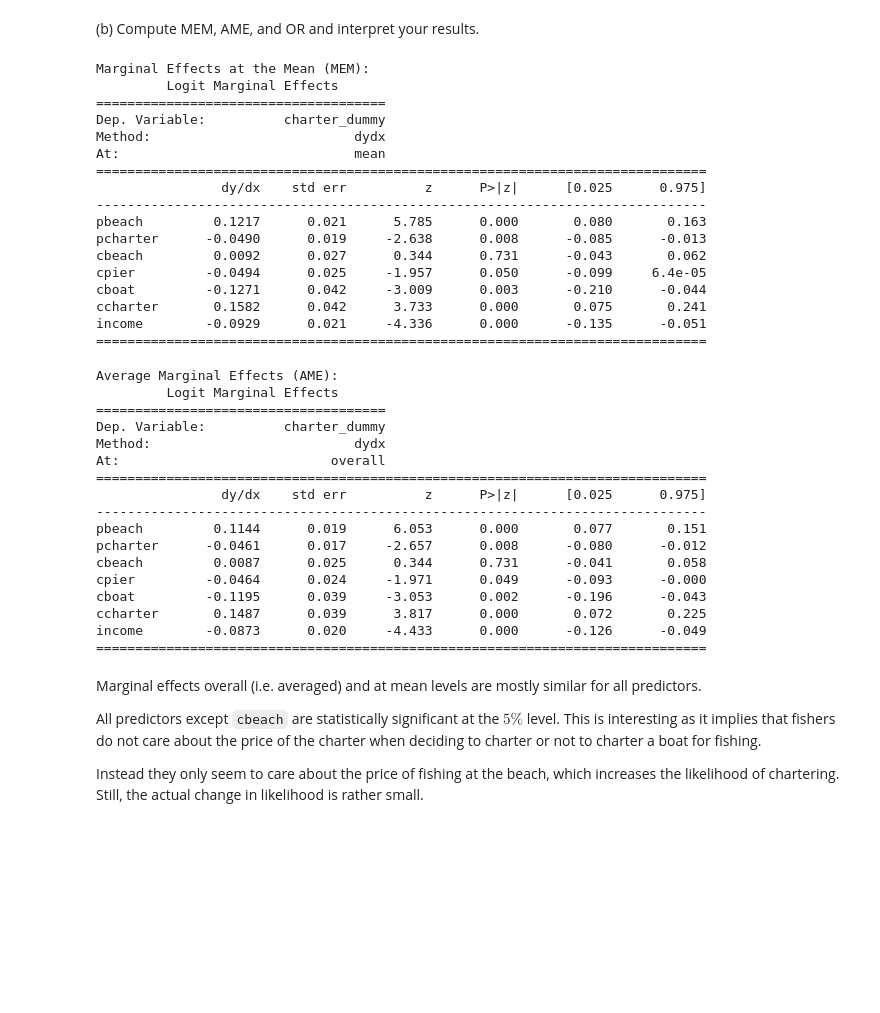
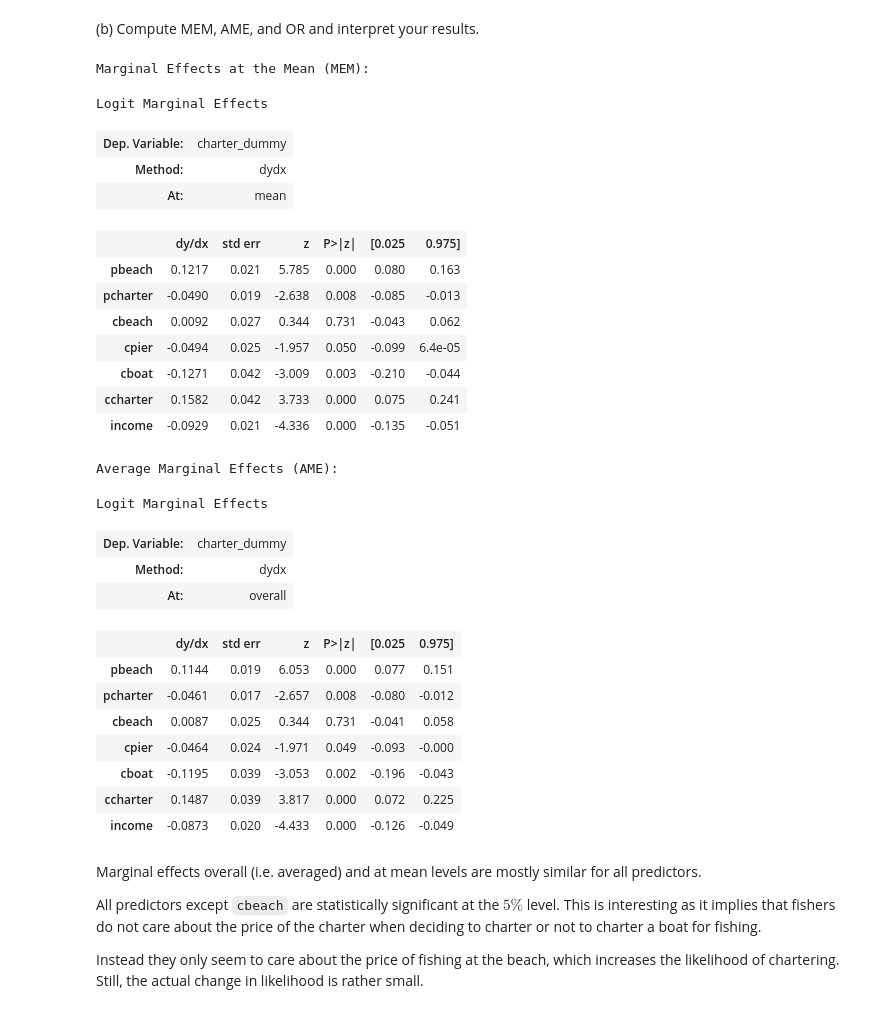
Before and after one commit to data-stepper/latex-university-shit, a Jupyter notebook: Abgaben/Empirical Evaluation of Market Outcomes/Assignment 2.ipynb, the cells around one changed output. Drawn from its saved outputs; the diff is of its cells as text; code cells hidden in the pictures; blank space fills up the shorter version.

Commit message:
Made dataframes more beautiful

```diff
--- a/Abgaben/Empirical Evaluation of Market Outcomes/Assignment 2.ipynb
+++ b/Abgaben/Empirical Evaluation of Market Outcomes/Assignment 2.ipynb
@@ -102,47 +102,43 @@ Logit Regression Results
 # %%
 # Marginal Effects at the Mean (MEM)
 mem = result.get_margeff(at='mean').summary()
-print("\nMarginal Effects at the Mean (MEM):\n", mem)
+print("\nMarginal Effects at the Mean (MEM):\n")
+
+display(mem)
 # %% [output]
 Marginal Effects at the Mean (MEM):
-         Logit Marginal Effects
-=====================================
-Dep. Variable:          charter_dummy
-Method:                          dydx
-At:                              mean
-==============================================================================
-                dy/dx    std err          z      P>|z|      [0.025      0.975]
-------------------------------------------------------------------------------
-pbeach         0.1217      0.021      5.785      0.000       0.080       0.163
-pcharter      -0.0490      0.019     -2.638      0.008      -0.085      -0.013
-cbeach         0.0092      0.027      0.344      0.731      -0.043       0.062
-cpier         -0.0494      0.025     -1.957      0.050      -0.099     6.4e-05
-cboat         -0.1271      0.042     -3.009      0.003      -0.210      -0.044
-ccharter       0.1582      0.042      3.733      0.000       0.075       0.241
-income        -0.0929      0.021     -4.336      0.000      -0.135      -0.051
-==============================================================================
+Logit Marginal Effects
+| Dep. Variable: | charter_dummy |
+| Method: | dydx |
+| At: | mean |
+|  | dy/dx | std err | z | P>|z| | [0.025 | 0.975] |
+| pbeach | 0.1217 | 0.021 | 5.785 | 0.000 | 0.080 | 0.163 |
+| pcharter | -0.0490 | 0.019 | -2.638 | 0.008 | -0.085 | -0.013 |
+| cbeach | 0.0092 | 0.027 | 0.344 | 0.731 | -0.043 | 0.062 |
+| cpier | -0.0494 | 0.025 | -1.957 | 0.050 | -0.099 | 6.4e-05 |
+| cboat | -0.1271 | 0.042 | -3.009 | 0.003 | -0.210 | -0.044 |
+| ccharter | 0.1582 | 0.042 | 3.733 | 0.000 | 0.075 | 0.241 |
+| income | -0.0929 | 0.021 | -4.336 | 0.000 | -0.135 | -0.051 |
 # %%
 # Average Marginal Effects (AME)
 ame = result.get_margeff(at='overall').summary()
-print("\nAverage Marginal Effects (AME):\n", ame)
+print("\nAverage Marginal Effects (AME):\n")
+
+display(ame)
 # %% [output]
 Average Marginal Effects (AME):
-         Logit Marginal Effects
-=====================================
-Dep. Variable:          charter_dummy
-Method:                          dydx
-At:                           overall
-==============================================================================
-                dy/dx    std err          z      P>|z|      [0.025      0.975]
-------------------------------------------------------------------------------
-pbeach         0.1144      0.019      6.053      0.000       0.077       0.151
-pcharter      -0.0461      0.017     -2.657      0.008      -0.080      -0.012
-cbeach         0.0087      0.025      0.344      0.731      -0.041       0.058
-cpier         -0.0464      0.024     -1.971      0.049      -0.093      -0.000
-cboat         -0.1195      0.039     -3.053      0.002      -0.196      -0.043
-ccharter       0.1487      0.039      3.817      0.000       0.072       0.225
-income        -0.0873      0.020     -4.433      0.000      -0.126      -0.049
-==============================================================================
+Logit Marginal Effects
+| Dep. Variable: | charter_dummy |
+| Method: | dydx |
+| At: | overall |
+|  | dy/dx | std err | z | P>|z| | [0.025 | 0.975] |
+| pbeach | 0.1144 | 0.019 | 6.053 | 0.000 | 0.077 | 0.151 |
+| pcharter | -0.0461 | 0.017 | -2.657 | 0.008 | -0.080 | -0.012 |
+| cbeach | 0.0087 | 0.025 | 0.344 | 0.731 | -0.041 | 0.058 |
+| cpier | -0.0464 | 0.024 | -1.971 | 0.049 | -0.093 | -0.000 |
+| cboat | -0.1195 | 0.039 | -3.053 | 0.002 | -0.196 | -0.043 |
+| ccharter | 0.1487 | 0.039 | 3.817 | 0.000 | 0.072 | 0.225 |
+| income | -0.0873 | 0.020 | -4.433 | 0.000 | -0.126 | -0.049 |
 # %% [markdown]
 Marginal effects overall (i.e. averaged) and at mean levels are mostly similar for all predictors.
 
```
Also changed, not shown: parts of 6 cells of this notebook.
